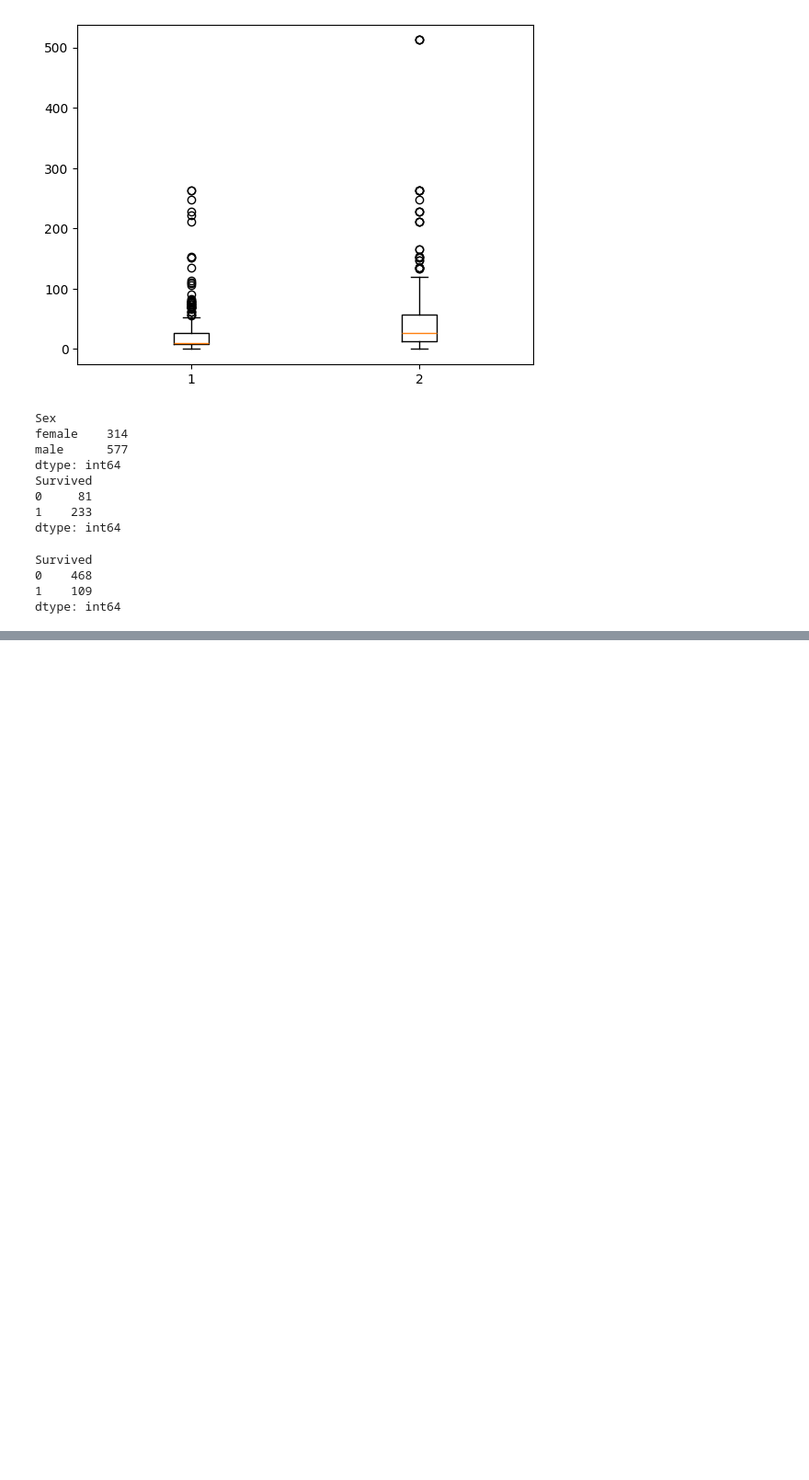
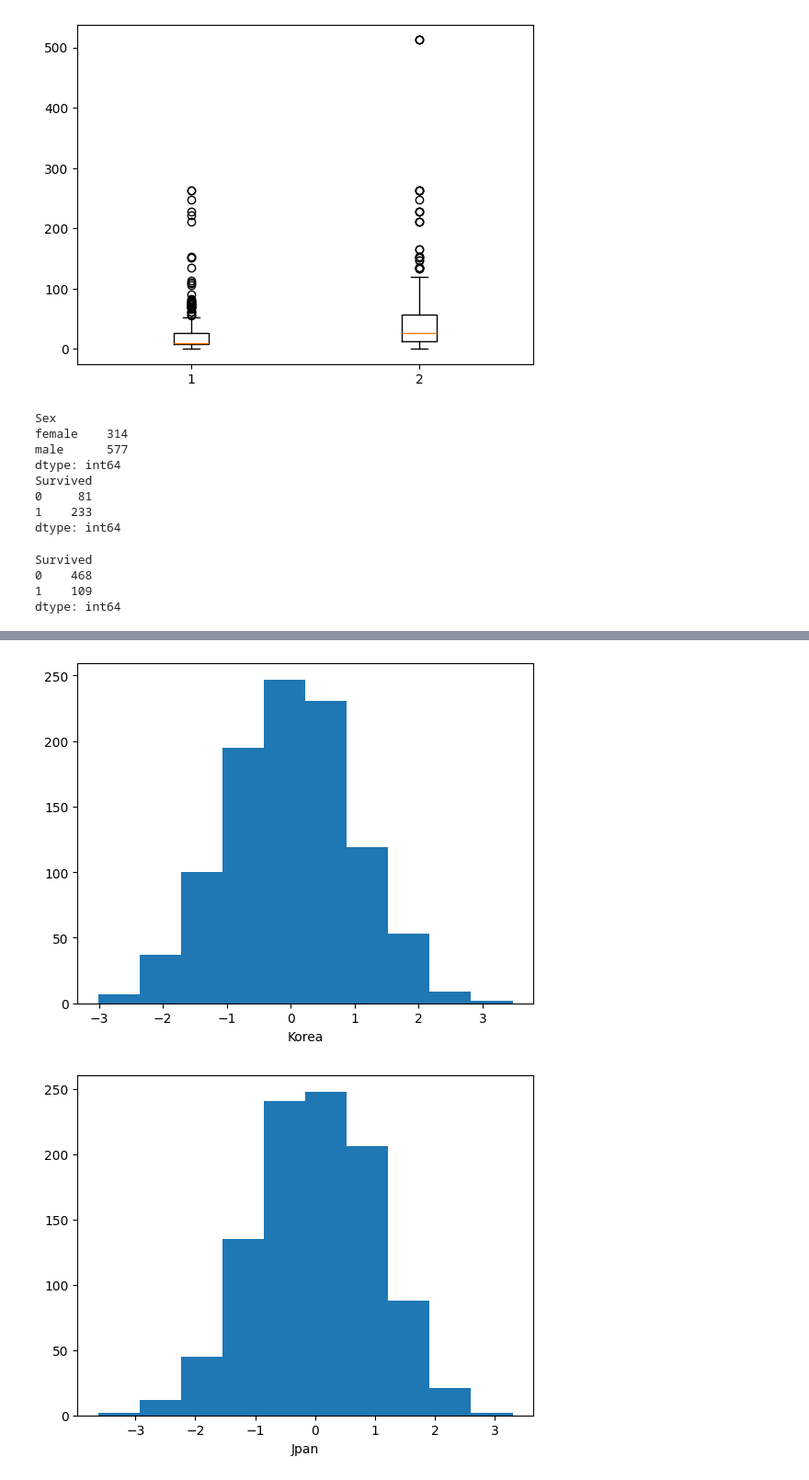
Before and after one commit to RANNY1042/DataScience, a Jupyter notebook: 0528_제1유형 전처리.ipynb, the cells around one changed output, grey strips where cells are left out. Shown at 92% size. Cells and saved outputs as stored; diff of their text form; code cells hidden in the pictures; blank space fills up the shorter version.

```diff
--- a/0528_제1유형 전처리.ipynb
+++ b/0528_제1유형 전처리.ipynb
@@ -146,0 +221,7 @@ dtype: int64
+# %%
+import scipy.stats as ss
+
+meat_consumption["한국인_정규화"]=ss.zscore(meat_consumption_korean)
+meat_consumption["일본인_정규화"]=ss.zscore(meat_consumption_japan)
+
+meat_consumption.head()
@@ -146,0 +235,4 @@ dtype: int64
+# %%
+meat_consumption["한국인_정규화2"]=(meat_consumption_korean-np.mean(meat_consumption_korean))/np.std(meat_consumption_korean)
+meat_consumption["일본인_정규화2"]=(meat_consumption_japan-np.mean(meat_consumption_japan))/np.std(meat_consumption_japan)
+meat_consumption.head()
@@ -146,0 +246,11 @@ dtype: int64
+# %%
+plt.hist(meat_consumption["한국인_정규화"])
+plt.xlabel('Korea')
+plt.show()
+
+plt.hist(meat_consumption["일본인_정규화"])
+plt.xlabel('Jpan')
+plt.show()
+# %% [output]
+[figure, added]
+[figure, added]
```
Also changed, not shown: parts of 47 cells of this notebook, 1 other file.
